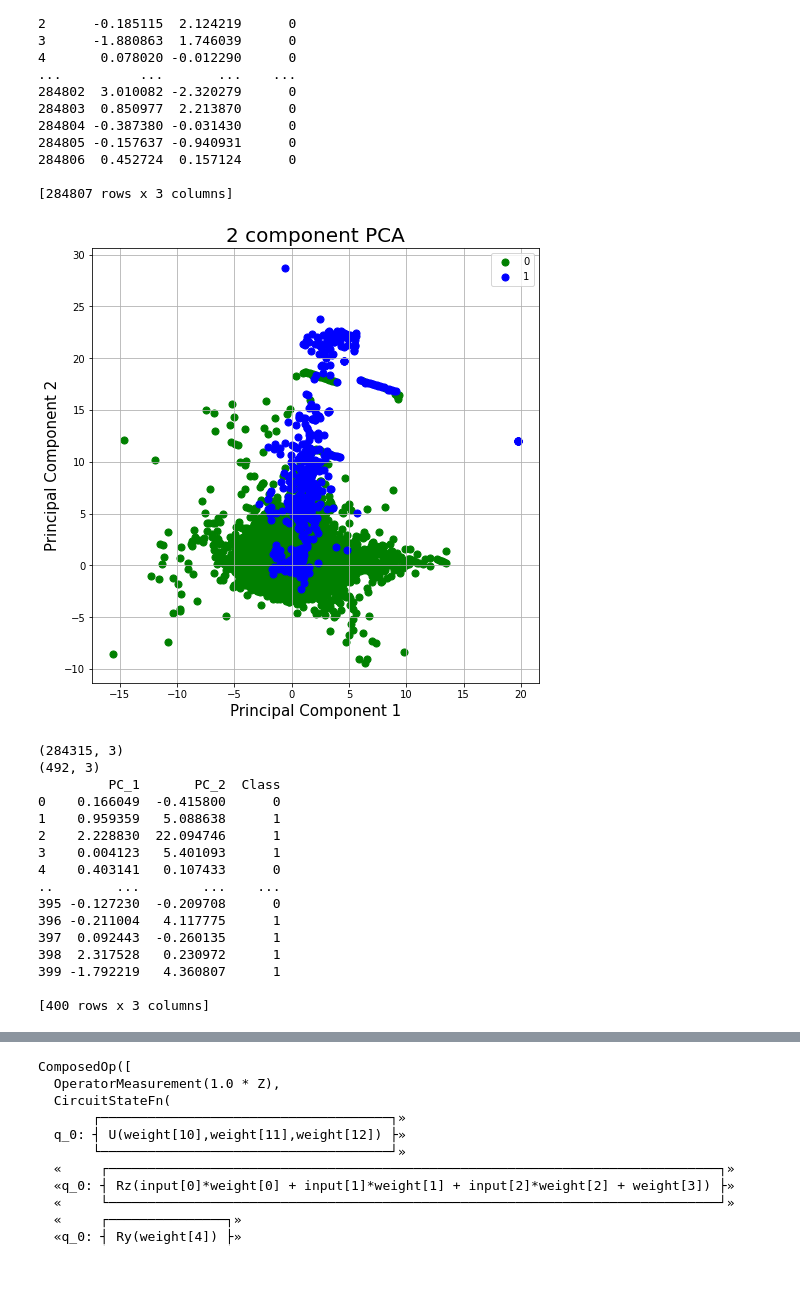
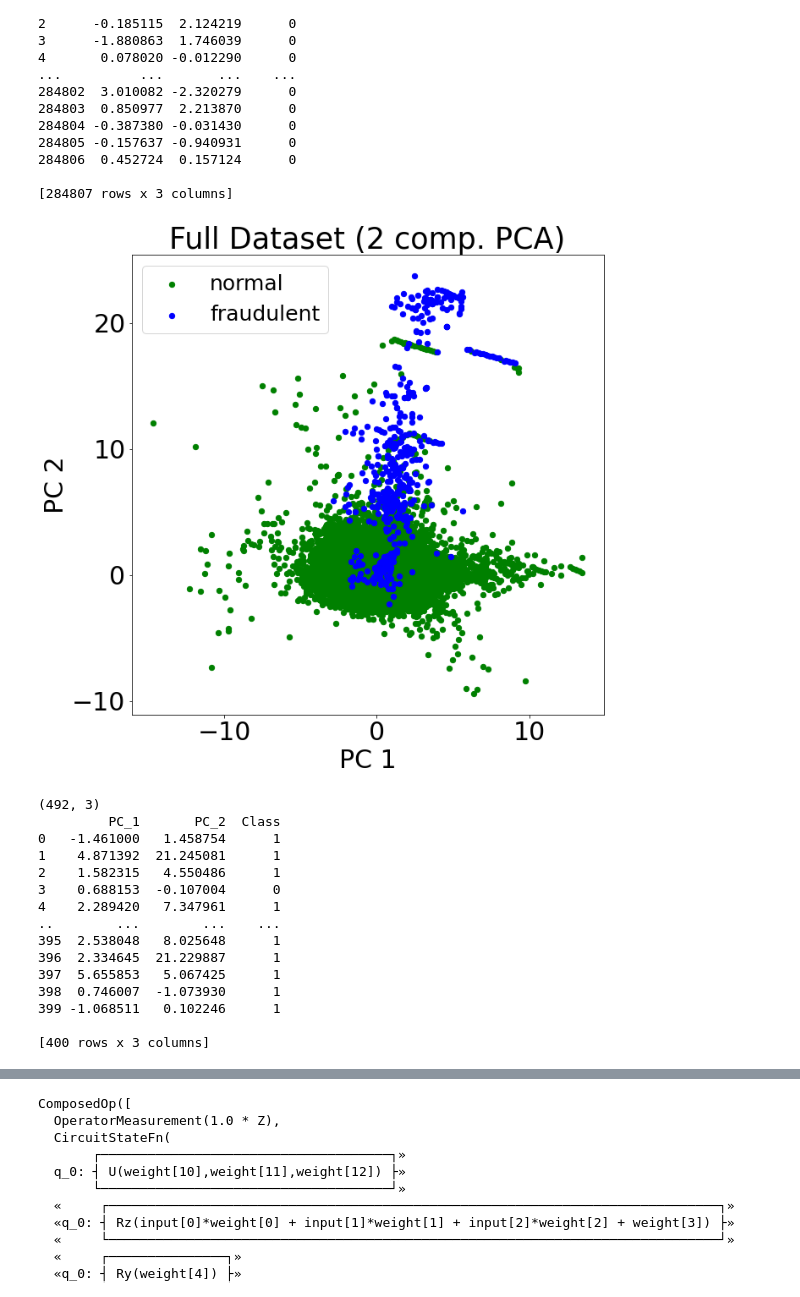
Before and after one commit to ElePT/single-qubit-qnn, a Jupyter notebook: experiments/test_4/exp_5_2.ipynb, the cells around one changed output, grey strips where cells are left out. Saved outputs shown, nothing was run; the diff lists cells and outputs as text; code cells hidden in the pictures; blank space fills up the shorter version.

```diff
--- a/experiments/test_4/exp_5_2.ipynb
+++ b/experiments/test_4/exp_5_2.ipynb
@@ -74,36 +75,37 @@ print(finalDf)
 
 [284807 rows x 3 columns]
 # %%
-from mpl_toolkits.mplot3d import Axes3D
+fig = plt.figure(figsize = (10,10))
 
-fig = plt.figure(figsize = (8,8))
-ax = fig.add_subplot(1,1,1)
-# ax = Axes3D(fig, rect=[0, 0, .95, 1], elev=48, azim=134)
+plt.xlabel('PC 1', fontsize = 30)
+plt.ylabel('PC 2', fontsize = 30)
+plt.title('Full Dataset (2 comp. PCA)', fontsize = 35)
+plt.xticks(fontsize=30)
+plt.yticks(fontsize=30)
 
-ax.set_xlabel('Principal Component 1', fontsize = 15)
-ax.set_ylabel('Principal Component 2', fontsize = 15)
-# ax.set_ylabel('Principal Component 3', fontsize = 15)
-ax.set_title('2 component PCA', fontsize = 20)
 targets = [0, 1]
 colors = ['g', 'b']
 for target, color in zip(targets,colors):
     indicesToKeep = finalDf['Class'] == target
-    ax.scatter(finalDf.loc[indicesToKeep, 'PC_1']
-               , finalDf.loc[indicesToKeep, 'PC_2']
-#              , finalDf.loc[indicesToKeep, 'PC_3']
-               , c = color
-               , s = 50)
-ax.legend(targets)
-ax.grid()
+    filter1 = np.abs(finalDf['PC_1']) < 15
+    filter2 = np.abs(finalDf['PC_2']) < 25
+    final_indices = np.logical_and(filter1, indicesToKeep)
+    final_indices = np.logical_and(filter2, final_indices)
+    plt.scatter(finalDf.loc[final_indices, 'PC_1'],
+               finalDf.loc[final_indices, 'PC_2'],
+               c = color, s = 40)
+plt.legend(["normal", "fraudulent"], prop={'size': 25})
+
+plt.locator_params(axis='y', nbins=5, min_n_ticks=2)
+plt.locator_params(axis='x', nbins=4, min_n_ticks=2)
 # %% [output]
-[figure, old version]
+[figure, new version]
 # %%
 good_idx = finalDf['Class'] == 0
 bad_idx = finalDf['Class'] == 1
 
 good_data = finalDf.loc[good_idx]
 bad_data = finalDf.loc[bad_idx]
-print(good_data.shape)
 print(bad_data.shape)
 
 good_sampling = np.random.randint(len(good_data), size=200)
@@ -118,20 +120,19 @@ from sklearn.utils import shuffle
 final = shuffle(final).reset_index(drop=True)
 print(final)
 # %% [output]
-(284315, 3)
 (492, 3)
          PC_1       PC_2  Class
-0    0.166049  -0.415800      0
-1    0.959359   5.088638      1
-2    2.228830  22.094746      1
-3    0.004123   5.401093      1
-4    0.403141   0.107433      0
+0   -1.461000   1.458754      1
+1    4.871392  21.245081      1
+2    1.582315   4.550486      1
+3    0.688153  -0.107004      0
+4    2.289420   7.347961      1
 ..        ...        ...    ...
-395 -0.127230  -0.209708      0
-396 -0.211004   4.117775      1
-397  0.092443  -0.260135      1
-398  2.317528   0.230972      1
-399 -1.792219   4.360807      1
+395  2.538048   8.025648      1
+396  2.334645  21.229887      1
+397  5.655853   5.067425      1
+398  0.746007  -1.073930      1
+399 -1.068511   0.102246      1
 
 [400 rows x 3 columns]
 # %%
```
Also changed, not shown: parts of 12 cells of this notebook, 14 other files.
